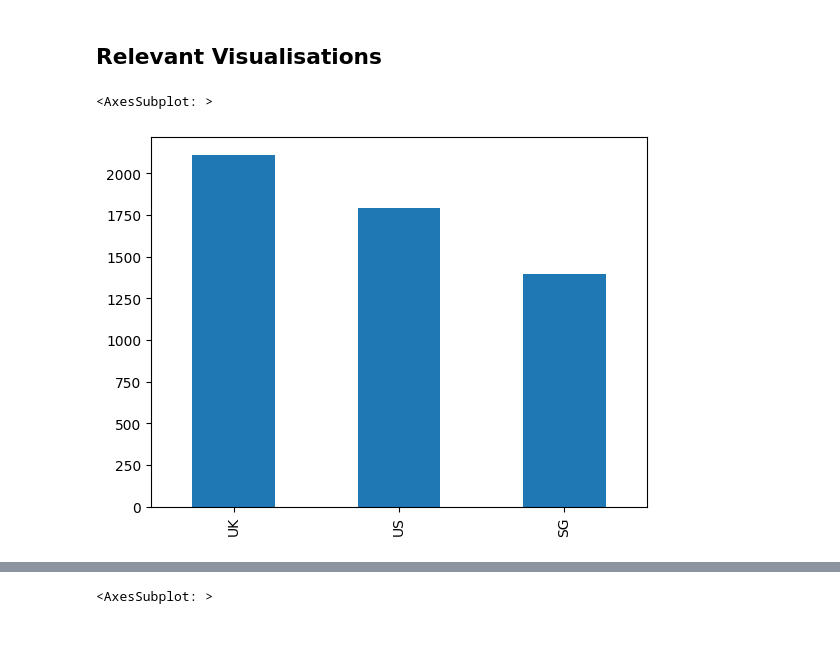
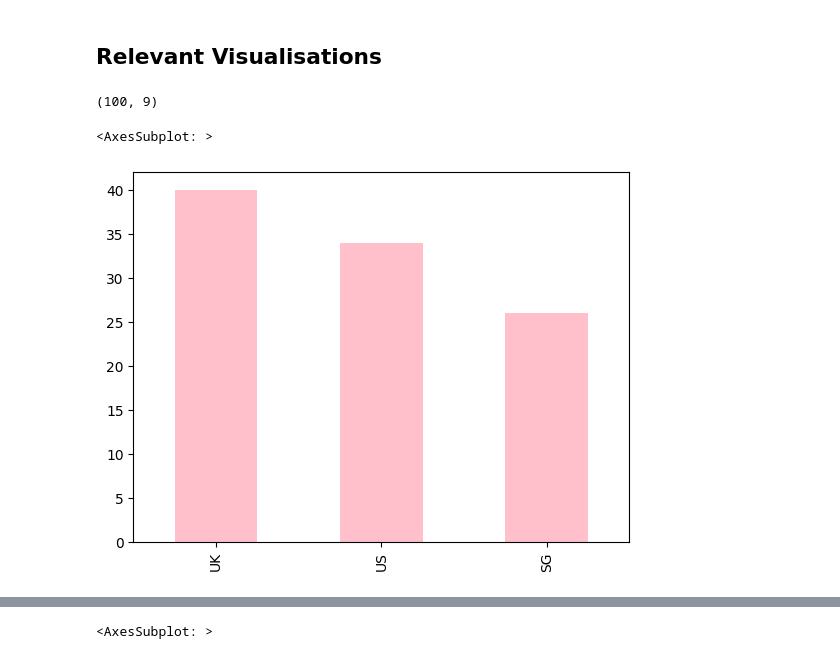
Before and after one commit to bhavesh-chainani/fraud_detection, a Jupyter notebook: bhavesh_silent_eight.ipynb, the cells around one changed output, grey strips where cells are left out. Cells and saved outputs as stored; diff of their text form; code cells hidden in the pictures.

```diff
--- a/silent_eight.ipynb
+++ b/bhavesh_silent_eight.ipynb
@@ -100,9 +102,19 @@ max      1.277252e+07
 Name: amount, dtype: float64
 # %% [markdown]
 ## Relevant Visualisations
+# %%
+## We notice that customers are repeated, hence for visualisation purposes,
+# we will focus on distinct customers
+
+data_cust = data.drop_duplicates(subset=['customer', 'customer_country']).reset_index(drop=True)
+# %%
+data_cust.shape
+## there are 100 distinct customers
+# %% [output]
+(100, 9)
 # %%
-#plot customer country
-data.customer_country.value_counts().plot(kind='bar')
+#plot customer country for the 100 customers (data_vis df)
+data_cust.customer_country.value_counts().plot(kind='bar', color='pink')
 # %% [output]
 <AxesSubplot: >
-[figure, old version]
+[figure, new version]
```
Also changed, not shown: parts of 19 cells of this notebook, 2 other files.
